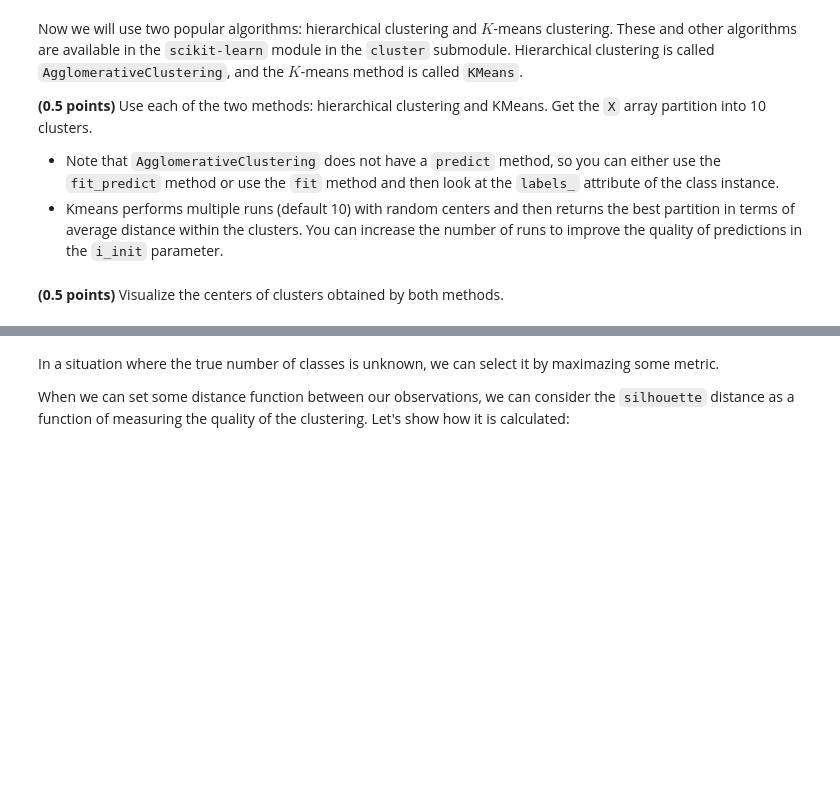
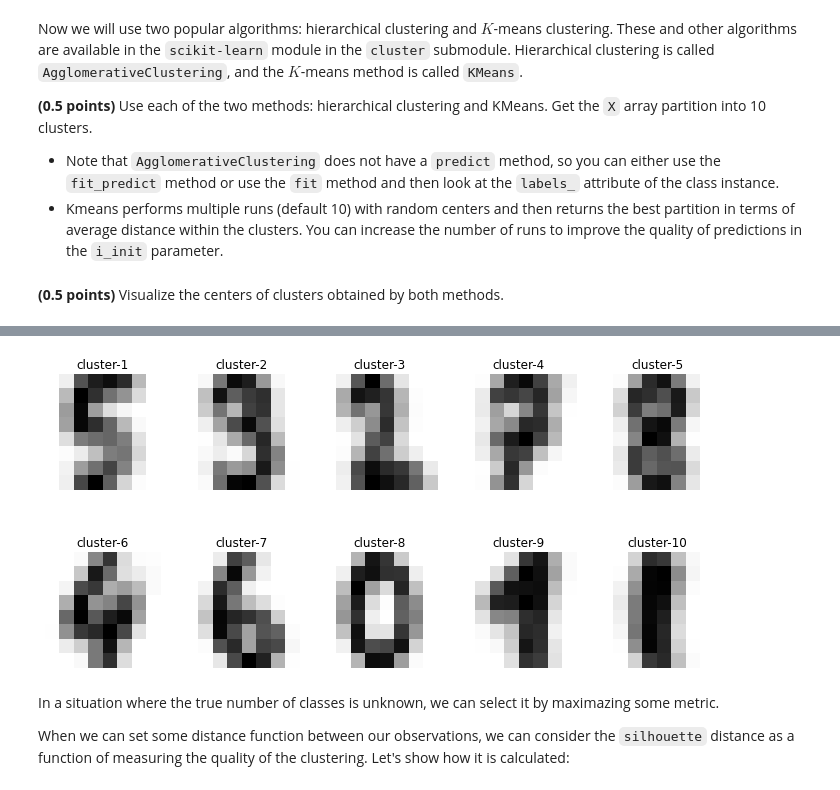
Before and after one commit to slobby/ml_task8, a Jupyter notebook: clustering.ipynb, the cells around one changed output, grey strips where cells are left out. Cells and saved outputs as stored; diff of their text form; code cells hidden in the pictures; blank space fills up the shorter version.

```diff
--- a/clustering.ipynb
+++ b/clustering.ipynb
@@ -187,3 +222,21 @@ assert kmeans_labels.shape == (1797,)
+# %%
+from sklearn.neighbors import NearestCentroid
+
+aclf = AgglomerativeClustering(n_clusters=10)
+y_predict = aclf.fit_predict(X)
+
+clf = NearestCentroid()
+clf.fit(X, y_predict)
+
+labels = [f'cluster-{i}' for i in range(1,aclf.n_clusters+1)]
+_, axes = plt.subplots(nrows=2, ncols=5, figsize=(12, 6))
+plt.title('AgglomerativeClustering')
+for ax, image, label in zip(axes.flatten(), clf.centroids_, labels):
+    ax.set_axis_off()
+    ax.imshow(image.reshape((8, 8)), cmap=plt.cm.gray_r)
+    ax.set_title(label)
+# %% [output]
+[figure, added]
 # %% [markdown]
 In a situation where the true number of classes is unknown, we can select it by maximazing some metric.
 
```
Also changed, not shown: parts of 13 cells of this notebook.
